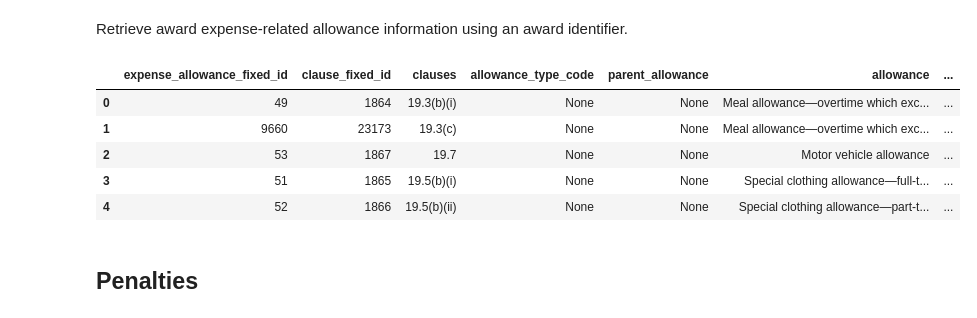
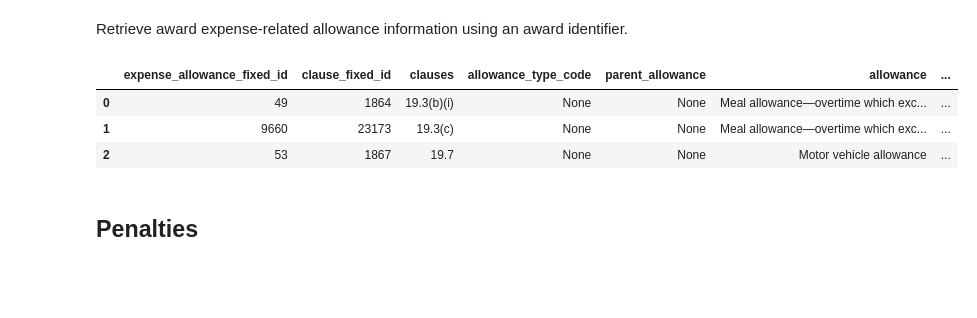
Before and after one commit to frankzhangsyd/pyfwc, a Jupyter notebook: README.ipynb, the cells around one changed output. Drawn from its saved outputs; the diff is of its cells as text; code cells hidden in the pictures; blank space fills up the shorter version.

```diff
--- a/README.ipynb
+++ b/README.ipynb
@@ -94,14 +86,12 @@ fwc.get_expense_allowance(id_or_code='MA000012',expense_allowance_fixed_id='49')
 # %% [markdown]
 Retrieve award expense-related allowance information using an award identifier.
 # %%
-fwc.get_expense_allowances(id_or_code='MA000012').head()
+fwc.get_expense_allowances(id_or_code='MA000012').head(3)
 # %% [output]
 |  | expense_allowance_fixed_id | clause_fixed_id | clauses | allowance_type_code | parent_allowance | allowance | ... |
 | 0 | 49 | 1864 | 19.3(b)(i) | None | None | Meal allowance—overtime which exc... | ... |
 | 1 | 9660 | 23173 | 19.3(c) | None | None | Meal allowance—overtime which exc... | ... |
 | 2 | 53 | 1867 | 19.7 | None | None | Motor vehicle allowance | ... |
-| 3 | 51 | 1865 | 19.5(b)(i) | None | None | Special clothing allowance—full-t... | ... |
-| 4 | 52 | 1866 | 19.5(b)(ii) | None | None | Special clothing allowance—part-t... | ... |
 # %% [markdown]
 Penalties
 -----
```
Also changed, not shown: parts of 6 cells of this notebook, 1 other file.
